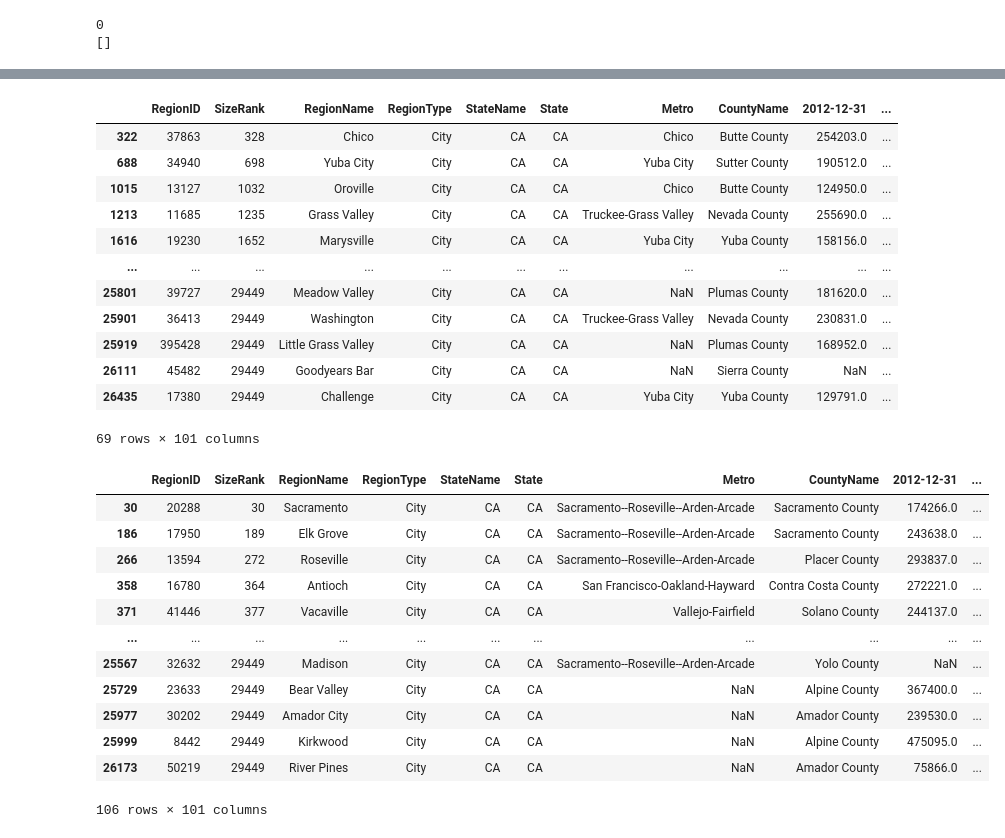
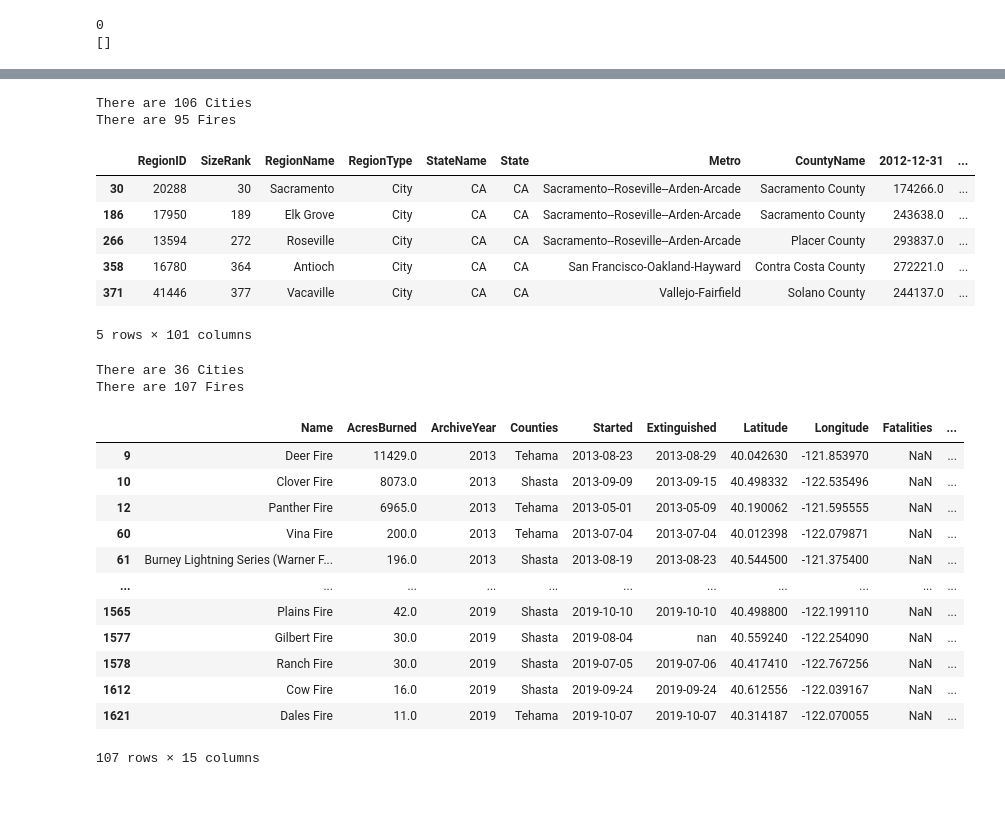
Before and after one commit to mattuzi17/The-Flight-From-Rural-Communities, a Jupyter notebook: Nathan.ipynb, the cells around one changed output, grey strips where cells are left out. Saved outputs shown, nothing was run; the diff lists cells and outputs as text; code cells hidden in the pictures; blank space fills up the shorter version.

```diff
--- a/Nathan.ipynb
+++ b/Nathan.ipynb
@@ -93,5 +94,16 @@ clsinglecity
 #Grabing fires in Northern California only
 Nfire = clfire.loc[clfire['Latitude'].gt(37)==True]
 Nfire.sort_values(by ='AcresBurned',ascending = False)
+Nfire = pd.DataFrame(Nfire)
+Nfire['Extinguished'] = Nfire['Extinguished'].astype(str)
+Nfire = pd.DataFrame(Nfire)
+
+
+for index, row in Nfire.iterrows():
+    start= row[4]
+    finish = row[5]
+    Nfire.loc[index,'Started'] = start.split("T")[0]
+    Nfire.loc[index,'Extinguished'] = finish.split('T')[0]
+Nfire
 # %% [output]
 |  | Name | AcresBurned | ArchiveYear | Counties | Started | Extinguished | Latitude | Longitude | Fatalities | ... |
@@ -306,42 +367,44 @@ OneSingleCity_Fire[0]
 # %%
-#Create a list to hold the DF
-TwoSingleCity_Fire = []
+#Create a list to hold the DF SACRAMENTO
+ThreeSingleCity_Fire = []
 #choose the Lat and Long
-TwoSingleCity_Fire =singlecity(39.5,40.5,-120,-122)
+ThreeSingleCity_Fire =singlecity(38,39,-120,-122)
+print(f'There are {ThreeSingleCity_Fire[0]["RegionName"].count()} Cities')
+print(f'There are {ThreeSingleCity_Fire[1]["Name"].count()} Fires')
 #Choose DF to show
-TwoSingleCity_Fire[0]
+ThreeSingleCity_Fire[0].head()
 # %% [output]
+There are 106 Cities
+There are 95 Fires
 |  | RegionID | SizeRank | RegionName | RegionType | StateName | State | Metro | CountyName | 2012-12-31 | ... |
-| 322 | 37863 | 328 | Chico | City | CA | CA | Chico | Butte County | 254203.0 | ... |
-| 688 | 34940 | 698 | Yuba City | City | CA | CA | Yuba City | Sutter County | 190512.0 | ... |
-| 1015 | 13127 | 1032 | Oroville | City | CA | CA | Chico | Butte County | 124950.0 | ... |
-| 1213 | 11685 | 1235 | Grass Valley | City | CA | CA | Truckee-Grass Valley | Nevada County | 255690.0 | ... |
-| 1616 | 19230 | 1652 | Marysville | City | CA | CA | Yuba City | Yuba County | 158156.0 | ... |
-| ... | ... | ... | ... | ... | ... | ... | ... | ... | ... | ... |
-| 25801 | 39727 | 29449 | Meadow Valley | City | CA | CA | NaN | Plumas County | 181620.0 | ... |
-| 25901 | 36413 | 29449 | Washington | City | CA | CA | Truckee-Grass Valley | Nevada County | 230831.0 | ... |
-| 25919 | 395428 | 29449 | Little Grass Valley | City | CA | CA | NaN | Plumas County | 168952.0 | ... |
-| 26111 | 45482 | 29449 | Goodyears Bar | City | CA | CA | NaN | Sierra County | NaN | ... |
-| 26435 | 17380 | 29449 | Challenge | City | CA | CA | Yuba City | Yuba County | 129791.0 | ... |
+| 30 | 20288 | 30 | Sacramento | City | CA | CA | Sacramento--Roseville--Arden-Arcade | Sacramento County | 174266.0 | ... |
+| 186 | 17950 | 189 | Elk Grove | City | CA | CA | Sacramento--Roseville--Arden-Arcade | Sacramento County | 243638.0 | ... |
+| 266 | 13594 | 272 | Roseville | City | CA | CA | Sacramento--Roseville--Arden-Arcade | Placer County | 293837.0 | ... |
+| 358 | 16780 | 364 | Antioch | City | CA | CA | San Francisco-Oakland-Hayward | Contra Costa County | 272221.0 | ... |
+| 371 | 41446 | 377 | Vacaville | City | CA | CA | Vallejo-Fairfield | Solano County | 244137.0 | ... |
-69 rows × 101 columns
+5 rows × 101 columns
 # %%
-#Create a list to hold the DF
-ThreeSingleCity_Fire = []
+#Create a list to hold the DF REDDING
+FourSingleCity_Fire = []
 #choose the Lat and Long
-ThreeSingleCity_Fire =singlecity(38,39,-120,-122)
+FourSingleCity_Fire =singlecity(40,41,-121,-123)
+print(f'There are {FourSingleCity_Fire[0]["RegionName"].count()} Cities')
+print(f'There are {FourSingleCity_Fire[1]["Name"].count()} Fires')
 #Choose DF to show
-ThreeSingleCity_Fire[0]
+FourSingleCity_Fire[1]
 # %% [output]
+There are 36 Cities
+There are 107 Fires
-|  | RegionID | SizeRank | RegionName | RegionType | StateName | State | Metro | CountyName | 2012-12-31 | ... |
-| 30 | 20288 | 30 | Sacramento | City | CA | CA | Sacramento--Roseville--Arden-Arcade | Sacramento County | 174266.0 | ... |
-| 186 | 17950 | 189 | Elk Grove | City | CA | CA | Sacramento--Roseville--Arden-Arcade | Sacramento County | 243638.0 | ... |
-| 266 | 13594 | 272 | Roseville | City | CA | CA | Sacramento--Roseville--Arden-Arcade | Placer County | 293837.0 | ... |
-| 358 | 16780 | 364 | Antioch | City | CA | CA | San Francisco-Oakland-Hayward | Contra Costa County | 272221.0 | ... |
-| 371 | 41446 | 377 | Vacaville | City | CA | CA | Vallejo-Fairfield | Solano County | 244137.0 | ... |
+|  | Name | AcresBurned | ArchiveYear | Counties | Started | Extinguished | Latitude | Longitude | Fatalities | ... |
+| 9 | Deer Fire | 11429.0 | 2013 | Tehama | 2013-08-23 | 2013-08-29 | 40.042630 | -121.853970 | NaN | ... |
+| 10 | Clover Fire | 8073.0 | 2013 | Shasta | 2013-09-09 | 2013-09-15 | 40.498332 | -122.535496 | NaN | ... |
+| 12 | Panther Fire | 6965.0 | 2013 | Tehama | 2013-05-01 | 2013-05-09 | 40.190062 | -121.595555 | NaN | ... |
+| 60 | Vina Fire | 200.0 | 2013 | Tehama | 2013-07-04 | 2013-07-04 | 40.012398 | -122.079871 | NaN | ... |
+| 61 | Burney Lightning Series (Warner F... | 196.0 | 2013 | Shasta | 2013-08-19 | 2013-08-23 | 40.544500 | -121.375400 | NaN | ... |
 | ... | ... | ... | ... | ... | ... | ... | ... | ... | ... | ... |
-| 25567 | 32632 | 29449 | Madison | City | CA | CA | Sacramento--Roseville--Arden-Arcade | Yolo County | NaN | ... |
-| 25729 | 23633 | 29449 | Bear Valley | City | CA | CA | NaN | Alpine County | 367400.0 | ... |
-| 25977 | 30202 | 29449 | Amador City | City | CA | CA | NaN | Amador County | 239530.0 | ... |
-| 25999 | 8442 | 29449 | Kirkwood | City | CA | CA | NaN | Alpine County | 475095.0 | ... |
-| 26173 | 50219 | 29449 | River Pines | City | CA | CA | NaN | Amador County | 75866.0 | ... |
+| 1565 | Plains Fire | 42.0 | 2019 | Shasta | 2019-10-10 | 2019-10-10 | 40.498800 | -122.199110 | NaN | ... |
+| 1577 | Gilbert Fire | 30.0 | 2019 | Shasta | 2019-08-04 | nan | 40.559240 | -122.254090 | NaN | ... |
+| 1578 | Ranch Fire | 30.0 | 2019 | Shasta | 2019-07-05 | 2019-07-06 | 40.417410 | -122.767256 | NaN | ... |
+| 1612 | Cow Fire | 16.0 | 2019 | Shasta | 2019-09-24 | 2019-09-24 | 40.612556 | -122.039167 | NaN | ... |
+| 1621 | Dales Fire | 11.0 | 2019 | Tehama | 2019-10-07 | 2019-10-07 | 40.314187 | -122.070055 | NaN | ... |
-106 rows × 101 columns
+107 rows × 15 columns
```
Also changed, not shown: parts of 13 cells of this notebook.
